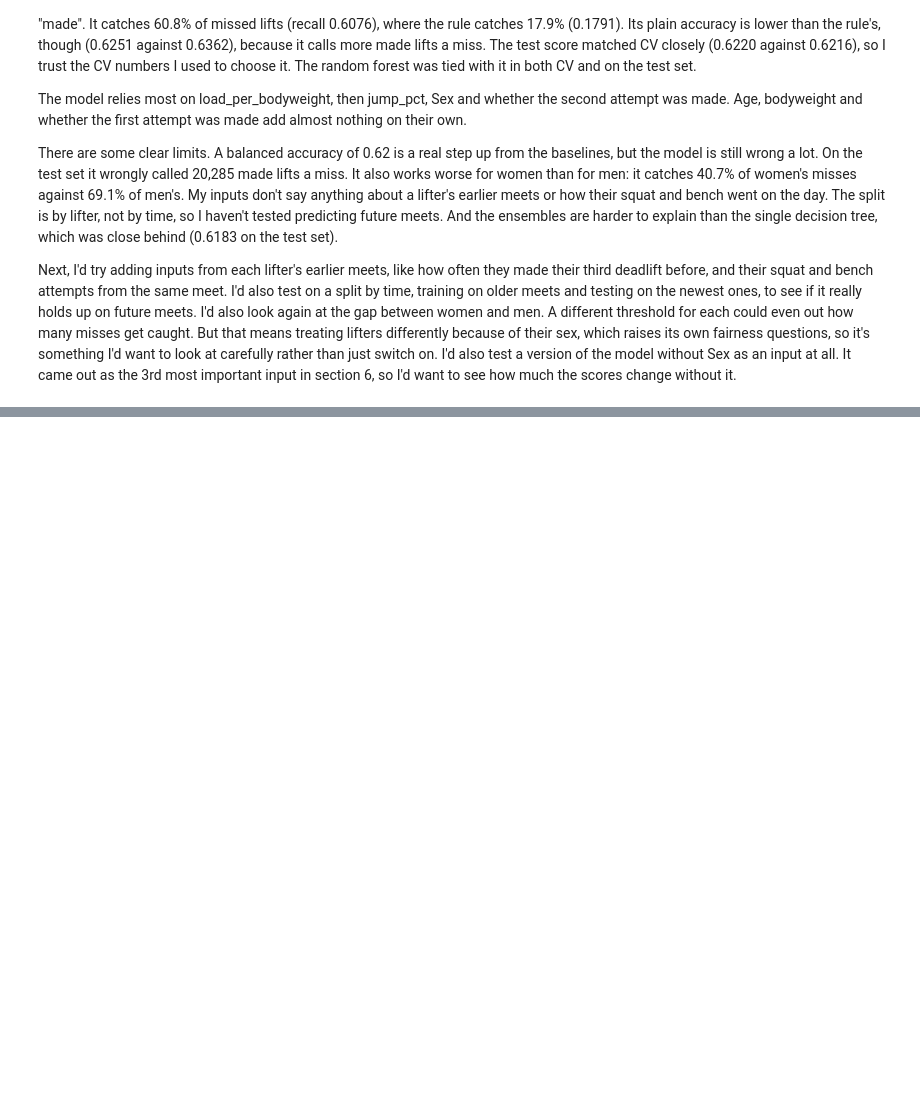
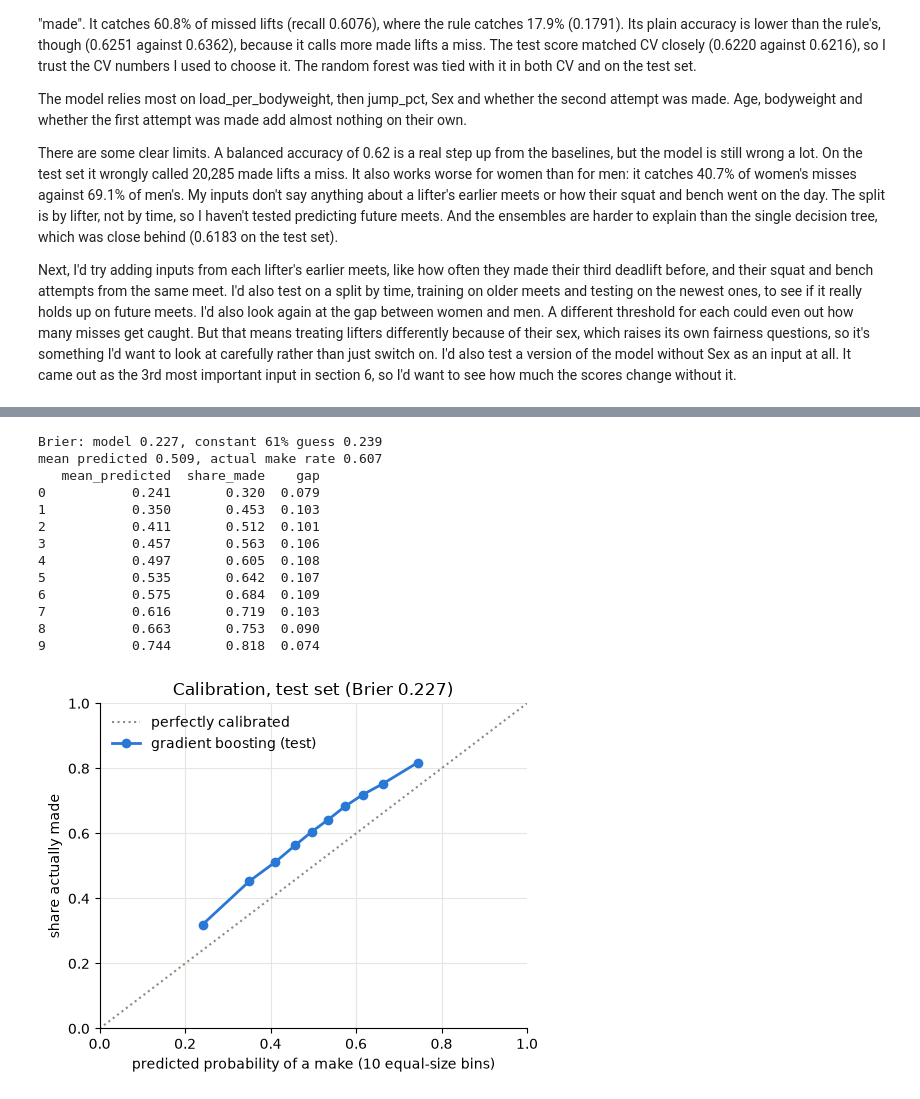
Before and after one commit to Jake23461/CT4101-Powerlifting, a Jupyter notebook: notebooks/05_final.ipynb, the cells around one changed output, grey strips where cells are left out. Drawn from its saved outputs; the diff is of its cells as text; code cells hidden in the pictures; blank space fills up the shorter version.

Commit message:
add a calibration check for the final model

```diff
--- a/notebooks/05_final.ipynb
+++ b/notebooks/05_final.ipynb
@@ -533,0 +538,44 @@ Next, I'd try adding inputs from each lifter's earlier meets, like how often the
+# %%
+from sklearn.calibration import calibration_curve
+from sklearn.metrics import brier_score_loss
+
+gb = fitted['gradient boosting']
+p_test = gb.predict_proba(X_test)[:, 1]
+
+brier_model = brier_score_loss(y_test, p_test)
+brier_constant = brier_score_loss(y_test, np.full_like(p_test, y_train.mean()))
+print(f'Brier: model {brier_model:.3f}, constant {y_train.mean():.0%} guess {brier_constant:.3f}')
+print(f'mean predicted {p_test.mean():.3f}, actual make rate {y_test.mean():.3f}')
+
+frac_made, mean_pred = calibration_curve(y_test, p_test, n_bins=10, strategy='quantile')
+calib = pd.DataFrame({'mean_predicted': mean_pred, 'share_made': frac_made}).round(3)
+calib['gap'] = (calib.share_made - calib.mean_predicted).round(3)
+print(calib)
+calib.to_csv(REPORTS / 'test_calibration.csv', index=False)
+
+fig, ax = plt.subplots(figsize=(5.2, 4.2))
+ax.plot([0, 1], [0, 1], color=GREY, linestyle=':', linewidth=1.5, label='perfectly calibrated')
+ax.plot(mean_pred, frac_made, color=BLUE, marker='o', linewidth=2, label='gradient boosting (test)')
+ax.set_xlim(0, 1); ax.set_ylim(0, 1)
+ax.set_xlabel('predicted probability of a make (10 equal-size bins)')
+ax.set_ylabel('share actually made')
+ax.set_title(f'Calibration, test set (Brier {brier_model:.3f})')
+ax.legend(loc='upper left', frameon=False)
+fig.tight_layout()
+fig.savefig(FIGURES / 'calibration.png', dpi=150)
+plt.show()
+# %% [output]
+Brier: model 0.227, constant 61% guess 0.239
+mean predicted 0.509, actual make rate 0.607
+   mean_predicted  share_made    gap
+0           0.241       0.320  0.079
+1           0.350       0.453  0.103
+2           0.411       0.512  0.101
+3           0.457       0.563  0.106
+4           0.497       0.605  0.108
+5           0.535       0.642  0.107
+6           0.575       0.684  0.109
+7           0.616       0.719  0.103
+8           0.663       0.753  0.090
+9           0.744       0.818  0.074
+[figure, added]
```
Also changed, not shown: parts of 6 cells of this notebook, 2 other files.
